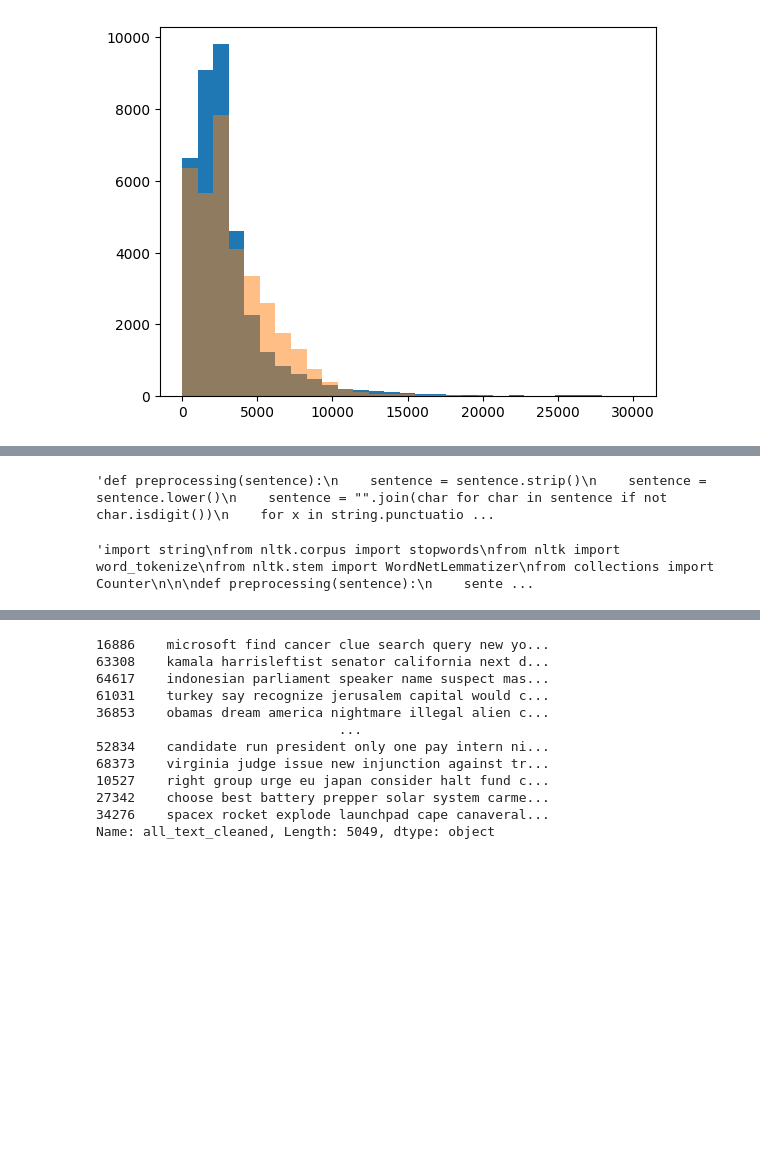
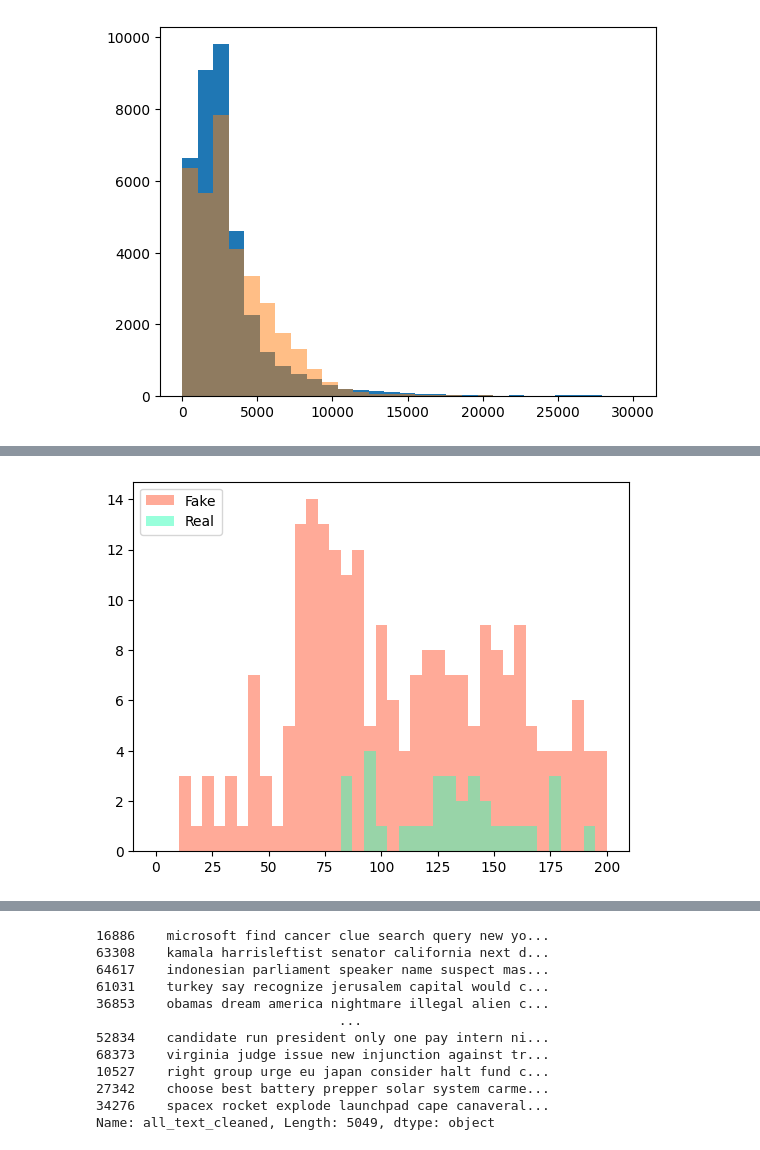
Before and after one commit to tobias-heinzmann/cyb-news, a Jupyter notebook: notebooks/frederik.ipynb, the cells around one changed output, grey strips where cells are left out. Cells and saved outputs as stored; diff of their text form; code cells hidden in the pictures; blank space fills up the shorter version.

```diff
--- a/notebooks/frederik.ipynb
+++ b/notebooks/frederik.ipynb
@@ -171,56 +180,12 @@ data.head()
-# %%
-# YOUR CODE HERE
-
-"""def preprocessing(sentence):
-    sentence = sentence.strip()
-    sentence = sentence.lower()
-    sentence = "".join(char for char in sentence if not char.isdigit())
-    for x in string.punctuation:
-        sentence = sentence.replace(x, "")
-
-    for x in "’":
-        sentence = sentence.replace(x, "")
-    #for x in '""':
-        #sentence = sentence.replace(x, "")
-
-    tokens = word_tokenize(sentence)
-    language = set(stopwords.words("english"))
-    sentence = [w for  w in tokens if not w in language]
-    v_l = [WordNetLemmatizer().lemmatize(word, pos = "v") for word in sentence]
-    n_l = [WordNetLemmatizer().lemmatize(word, pos = "n") for word in v_l]
-    return ' '.join(n_l)
-"""
-# %% [output]
-'def preprocessing(sentence):\n    sentence = sentence.strip()\n    sentence = sentence.lower()\n    sentence = "".join(char for char in sentence if not char.isdigit())\n    for x in string.punctuatio ...
-# %%
-"""import string
-from nltk.corpus import stopwords
-from nltk import word_tokenize
-from nltk.stem import WordNetLemmatizer
-from collections import Counter
-
-
-def preprocessing(sentence):
-    sentence = sentence.strip()
-    sentence = sentence.lower()
-    sentence = "".join(char for char in sentence if not char.isdigit())
-    for x in string.punctuation:
-        sentence = sentence.replace(x, "")
-
-    for x in "’":
-        sentence = sentence.replace(x, "")
-    #for x in '""':
-        #sentence = sentence.replace(x, "")
-
-    tokens = word_tokenize(sentence)
-
-    language = set(stopwords.words("english"))
-    #language.update()
-    language.difference_update(["not", "no","nor", "against", "however", "but", "never", "should", "would" , "could", "might", "must", "no", "yes", "always", "none", "only", "still", "yet", "despite", "unless", "until", "cannot" ])
-    sentence = [w for  w in tokens if not w in language]
-    v_l = [WordNetLemmatizer().lemmatize(word, pos = "v") for word in sentence]
-    n_l = [WordNetLemmatizer().lemmatize(word, pos = "n") for word in v_l]
-    return ' '.join(n_l)"""
-# %% [output]
-'import string\nfrom nltk.corpus import stopwords\nfrom nltk import word_tokenize\nfrom nltk.stem import WordNetLemmatizer\nfrom collections import Counter\n\n\ndef preprocessing(sentence):\n    sente ...
+# %%
+data["body_len"] = data["all_text"].apply(lambda x: len(x) - x.count(" "))
+
+bins = np.linspace(0, 200, 40)
+
+plt.hist(data[data["label"]== 1]["body_len"], bins, alpha=0.5, label="Fake", color="#FF5733")
+plt.hist(data[data["label"]== 0]["body_len"], bins, alpha=0.5, label="Real", color="#33FFB8")
+plt.legend(loc="upper left")
+plt.show()
+# %% [output]
+[figure, added]
 # %%
```
Also changed, not shown: parts of 14 cells of this notebook.
